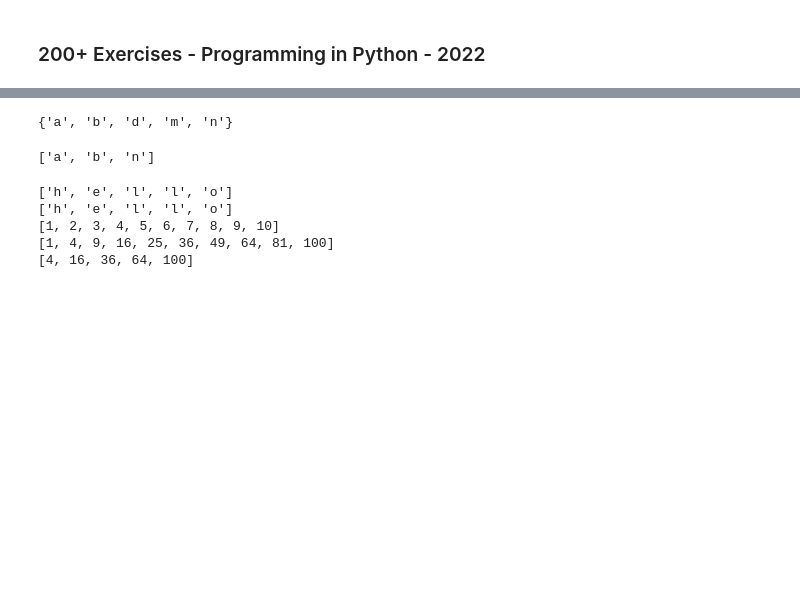
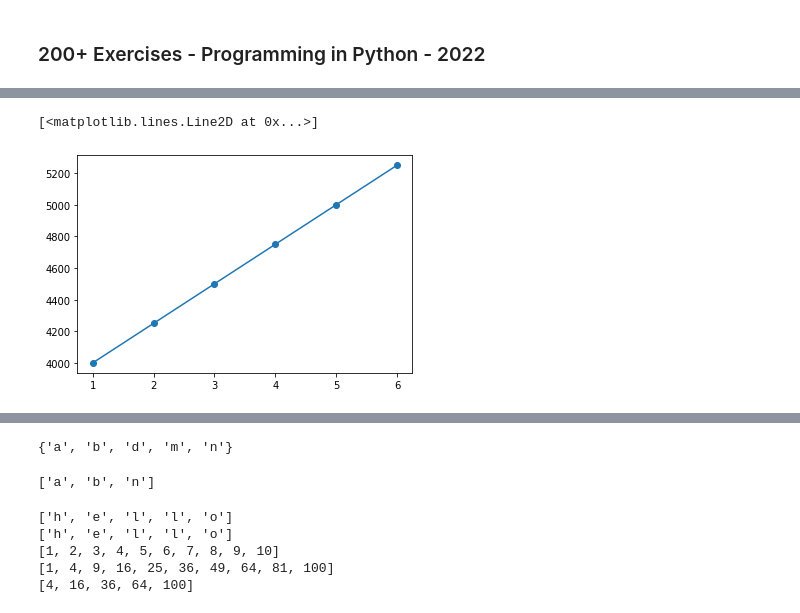
Before and after one commit to kozz84/Udemy, a Jupyter notebook: intro.ipynb, the cells around one changed output, grey strips where cells are left out. Cells and saved outputs as stored; diff of their text form; code cells hidden in the pictures; blank space fills up the shorter version.

```diff
--- a/intro.ipynb
+++ b/intro.ipynb
@@ -7,0 +257,8 @@ import pandas as pd
+# %%
+import numpy as np
+import pandas as pd
+
+
+df = pd.DataFrame({'years': [1, 2, 3, 4, 5, 6],
+                   'salary': [4000, 4250, 4500, 4750, 5000, 5250]})
+df
@@ -7,0 +273,5 @@ import pandas as pd
+# %%
+from sklearn.linear_model import LinearRegression
+lr = LinearRegression()
+lr.fit(df[['years']],df['salary'])
+y_pred = lr.predict(df[['years']])
@@ -7,0 +280,6 @@ import pandas as pd
+# %%
+plt.scatter(df['years'],df['salary'])
+plt.plot(df['years'],y_pred)
+# %% [output]
+[<matplotlib.lines.Line2D at 0x...>]
+[figure, added]
```
Also changed, not shown: parts of 42 cells of this notebook.
